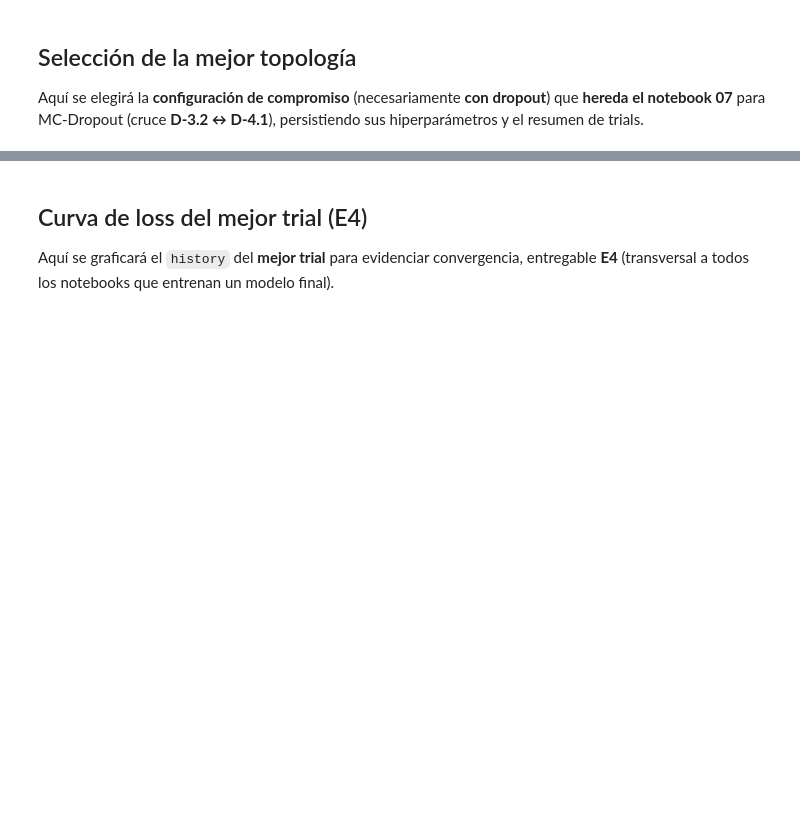
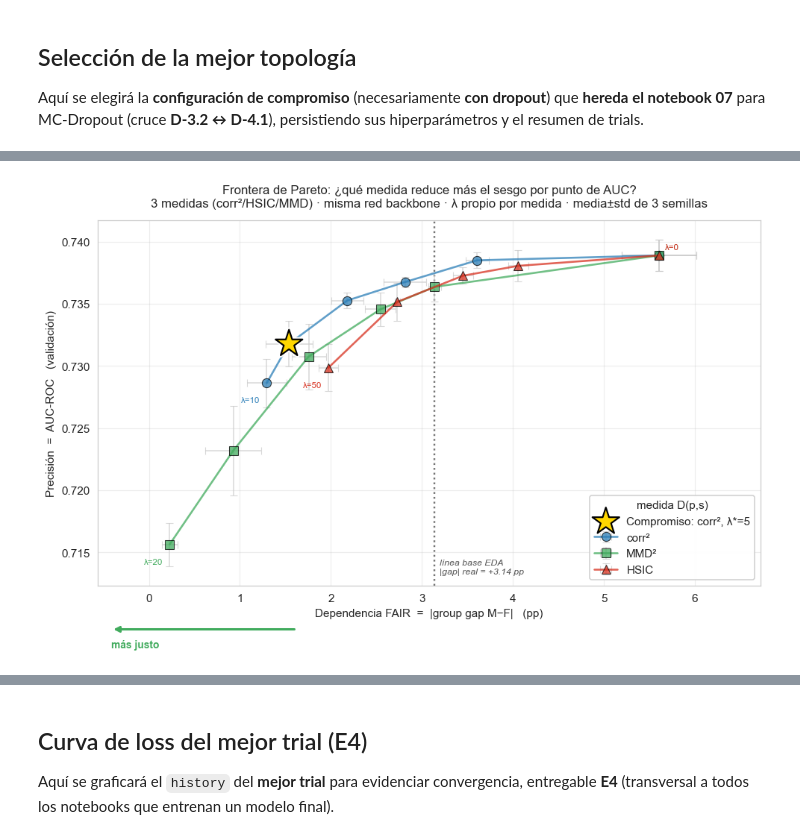
Before and after one commit to Romequinco/TALLER_FAIR_CREDIT_MODEL, a Jupyter notebook: notebooks/06_tarea3_keras_tuner.ipynb, the cells around one changed output, grey strips where cells are left out. Cells and saved outputs as stored; diff of their text form; code cells hidden in the pictures; blank space fills up the shorter version.

```diff
--- a/notebooks/06_tarea3_keras_tuner.ipynb
+++ b/notebooks/06_tarea3_keras_tuner.ipynb
@@ -449 +608,88 @@ Topologia de compromiso: backbone {'n_layers': 1, 'activation': 'relu', 'dropout
 Trials guardados: ..\results\tables\06_tuner__trials.csv
+# %%
+# === Fronteras de Pareto: 3 medidas (group gap) + E2 literal (dependencia) — E2 ===
+# Tres frentes sobre la MISMA red. Se dibuja TRAS la seleccion -> la estrella marca
+# el compromiso (medida*, λ*). Ademas del group gap (paridad demografica, comparable
+# entre medidas) se traza la Pareto con la DEPENDENCIA D(p,s) que de verdad penaliza
+# la loss (eje literal del enunciado) para la medida elegida.
+import matplotlib.patheffects as pe
+if df_medidas:
+    # --- (A) Pareto comparada de las 3 medidas, eje X = |group gap| ---
+    fig, ax = plt.subplots(figsize=(9.0, 6.0))
+    estilos = {"corr2": (COLOR_PAGA, "o"), "mmd": (COLOR_ACENTO, "s"), "hsic": (COLOR_IMPAGA, "^")}
+    for measure, dfm in df_medidas.items():
+        c, mk = estilos[measure]
+        dfm_s = dfm.sort_values("gap_mean", key=lambda x: x.abs())
+        xs, ys = dfm_s["gap_mean"].abs().to_numpy(), dfm_s["auc_mean"].to_numpy()
+        lams = dfm_s["lambda"].to_numpy()
+        ax.errorbar(xs, ys, xerr=dfm_s["gap_std"], yerr=dfm_s["auc_std"],
+                    fmt=mk + "-", color=c, ecolor="#cccccc", elinewidth=1.0, capsize=3,
+                    ms=8, mec="black", mew=0.7, lw=1.7, alpha=0.75, label=NOMBRE_MEDIDA[measure], zorder=3)
+        ax.annotate(f"λ={lams[-1]:g}", (xs[-1], ys[-1]), textcoords="offset points",
+                    xytext=(5, 5), fontsize=7.5, color=c,
+                    bbox=dict(boxstyle="round,pad=0.12", fc="white", ec="none", alpha=0.6))
+        ax.annotate(f"λ={lams[0]:g}", (xs[0], ys[0]), textcoords="offset points",
+                    xytext=(-6, -12), ha="right", va="top", fontsize=7.5, color=c)
+    ax.scatter([abs(fila_star["gap_mean"])], [fila_star["auc_mean"]], marker="*", s=620,
+               color="gold", edgecolor="black", linewidth=1.4, zorder=7,
+               path_effects=[pe.withStroke(linewidth=4, foreground="white")],
+               label=f"Compromiso: {NOMBRE_MEDIDA[MEASURE_STAR]}, λ*={LAMBDA_STAR:g}")
+    add_baseline_eda(ax); add_flechas_objetivo(ax)
+    ax.set_xlabel("Dependencia FAIR  =  |group gap M−F|   (pp)")
+    ax.set_ylabel("Precisión  =  AUC-ROC   (validación)")
+    ax.set_title("Frontera de Pareto: ¿qué medida reduce más el sesgo por punto de AUC?\n"
+                 "3 medidas (corr²/HSIC/MMD) · misma red backbone · λ propio por medida · media±std de 3 semillas",
+                 fontsize=11, pad=12)
+    ax.legend(title="medida D(p,s)", loc="lower right", frameon=True, framealpha=0.95)
+    ax.grid(True, alpha=0.35); ax.margins(x=0.12, y=0.06)
+    fig.tight_layout()
+    fig.savefig(FIG_DIR / "06_tuner__pareto_3medidas.png", bbox_inches="tight", dpi=150)
+    print("E2 (3 medidas, group gap) guardada"); plt.show()
+
+    # --- (B) E2 LITERAL del enunciado: Precision (Y) vs Medida de Dependencia FAIR (X) ---
+    # Eje X = D(ŷ,s) penalizada por la loss (corr², medida elegida), no el group gap.
+    fig, ax = plt.subplots(figsize=(8.2, 5.4))
+    dca = df_medidas[MEASURE_STAR].sort_values("dep_mean")
+    xs = dca["dep_mean"].to_numpy(); ys = dca["auc_mean"].to_numpy()
+    cstar = estilos[MEASURE_STAR][0]
+    ax.errorbar(xs, ys, xerr=dca["dep_std"], yerr=dca["auc_std"], fmt="o-", color=cstar,
+                ecolor="#9e9e9e", elinewidth=1.3, capsize=4, ms=9, mec="black", lw=1.6, zorder=3,
+                label=f"{NOMBRE_MEDIDA[MEASURE_STAR]} · media±std ({len(SEEDS)} semillas)")
+    label_lambdas_sin_solape(ax, xs, ys, [f"λ={l:g}" for l in dca["lambda"]], color=cstar)
+    ax.scatter([fila_star["dep_mean"]], [fila_star["auc_mean"]], marker="*", s=560, color="gold",
+               edgecolor="black", lw=1.3, zorder=6, path_effects=[pe.withStroke(linewidth=4, foreground="white")],
+               label=f"λ*={LAMBDA_STAR:g} (compromiso)")
+    ax.set_xlabel(f"Medida de Dependencia FAIR  =  {NOMBRE_MEDIDA[MEASURE_STAR]}(ŷ, género)   ← más justo")
+    ax.set_ylabel("Precisión  =  AUC-ROC   (validación)")
+    ax.set_title("Frontera de Pareto (E2 literal): Precisión vs Medida de Dependencia FAIR\n"
+                 f"eje X = {NOMBRE_MEDIDA[MEASURE_STAR]}(ŷ,género), la dependencia que penaliza la loss (no el group gap)",
+                 fontsize=11, pad=10)
+    ax.legend(loc="lower right", frameon=True, framealpha=0.95)
+    ax.grid(True, alpha=0.35); ax.margins(x=0.12, y=0.06)
+    fig.tight_layout()
+    fig.savefig(FIG_DIR / "06_tuner__pareto_dependencia.png", bbox_inches="tight", dpi=150)
+    print("E2 (literal, dependencia D) guardada"); plt.show()
+
+    # --- (C) Pareto LIMPIA corr2 (group gap) con barras de error ---
+    fig, ax = plt.subplots(figsize=(8.0, 5.4))
+    dcb = df_medidas["corr2"].sort_values("gap_mean", key=lambda x: x.abs())
+    xs = dcb["gap_mean"].abs().to_numpy(); ys = dcb["auc_mean"].to_numpy()
+    ax.errorbar(xs, ys, xerr=dcb["gap_std"], yerr=dcb["auc_std"], fmt="o-", color=COLOR_PAGA,
+                ecolor="#9e9e9e", elinewidth=1.4, capsize=4, ms=9, mec="black", lw=1.6,
+                zorder=3, label=f"corr² · media±std ({len(SEEDS)} semillas)")
+    label_lambdas_sin_solape(ax, xs, ys, [f"λ={l:g}" for l in dcb["lambda"]], color=COLOR_PAGA)
+    if MEASURE_STAR == "corr2":
+        ax.scatter([abs(fila_star["gap_mean"])], [fila_star["auc_mean"]], marker="*", s=560,
+                   color="gold", edgecolor="black", lw=1.3, zorder=6,
+                   path_effects=[pe.withStroke(linewidth=4, foreground="white")], label=f"λ*={LAMBDA_STAR:g}")
+    add_baseline_eda(ax)
+    ax.set_xlabel("Dependencia FAIR  =  |group gap M−F|   (pp)")
+    ax.set_ylabel("Precisión  =  AUC-ROC   (validación)")
+    ax.set_title("Frontera de Pareto limpia (medida corr²): topología fija + barrido de λ con semillas\n"
+                 "barras de error = ruido de entrenamiento (señal vs ruido)", fontsize=11)
+    ax.legend(loc="lower right", frameon=True, framealpha=0.95)
+    ax.grid(True, alpha=0.35); ax.margins(x=0.13)
+    fig.tight_layout()
+    fig.savefig(FIG_DIR / "06_tuner__pareto_limpia_semillas.png", bbox_inches="tight", dpi=150)
+    print("Pareto limpia (corr²) guardada"); plt.show()
+# %% [output]
@@ -449,0 +697 @@ Trials guardados: ..\results\tables\06_tuner__trials.csv
+[figure, added]
```
Also changed, not shown: parts of 21 cells of this notebook, 21 other files.
